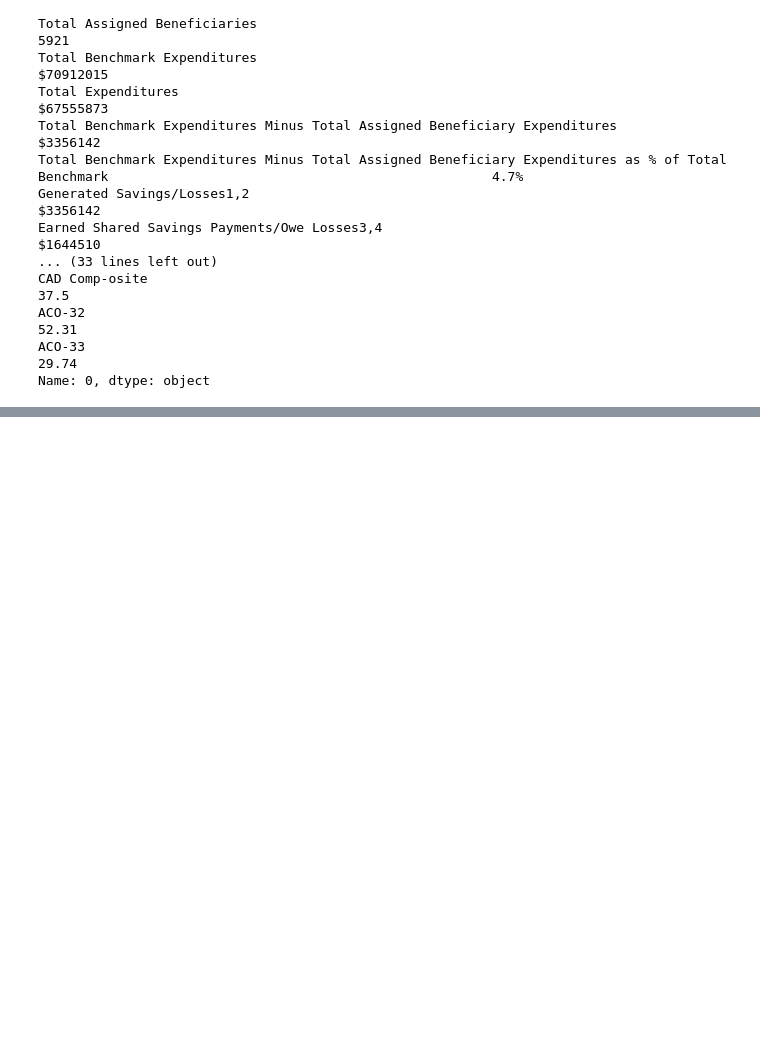
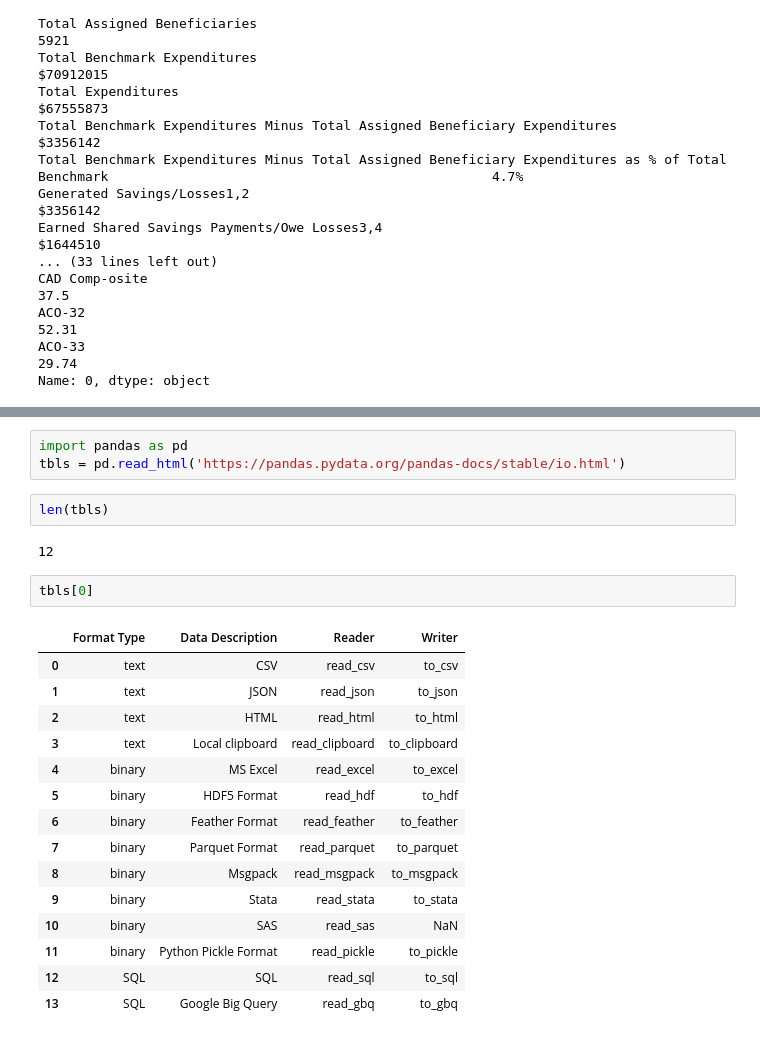
Before and after one commit to aihill/slucor-hds5210-2018-1, a Jupyter notebook: week07/week07-files.ipynb, the cells around one changed output, grey strips where cells are left out. Drawn from its saved outputs; the diff is of its cells as text; blank space fills up the shorter version.

```diff
--- a/week07/week07-files.ipynb
+++ b/week07/week07-files.ipynb
@@ -259,0 +267,25 @@ Name: 0, dtype: object
+# %%
+import pandas as pd
+tbls = pd.read_html('https://pandas.pydata.org/pandas-docs/stable/io.html')
+# %%
+len(tbls)
+# %% [output]
+12
+# %%
+tbls[0]
+# %% [output]
+|  | Format Type | Data Description | Reader | Writer |
+| 0 | text | CSV | read_csv | to_csv |
+| 1 | text | JSON | read_json | to_json |
+| 2 | text | HTML | read_html | to_html |
+| 3 | text | Local clipboard | read_clipboard | to_clipboard |
+| 4 | binary | MS Excel | read_excel | to_excel |
+| 5 | binary | HDF5 Format | read_hdf | to_hdf |
+| 6 | binary | Feather Format | read_feather | to_feather |
+| 7 | binary | Parquet Format | read_parquet | to_parquet |
+| 8 | binary | Msgpack | read_msgpack | to_msgpack |
+| 9 | binary | Stata | read_stata | to_stata |
+| 10 | binary | SAS | read_sas | NaN |
+| 11 | binary | Python Pickle Format | read_pickle | to_pickle |
+| 12 | SQL | SQL | read_sql | to_sql |
+| 13 | SQL | Google Big Query | read_gbq | to_gbq |
```
Also changed, not shown: parts of 2 cells of this notebook, 1 other file.
